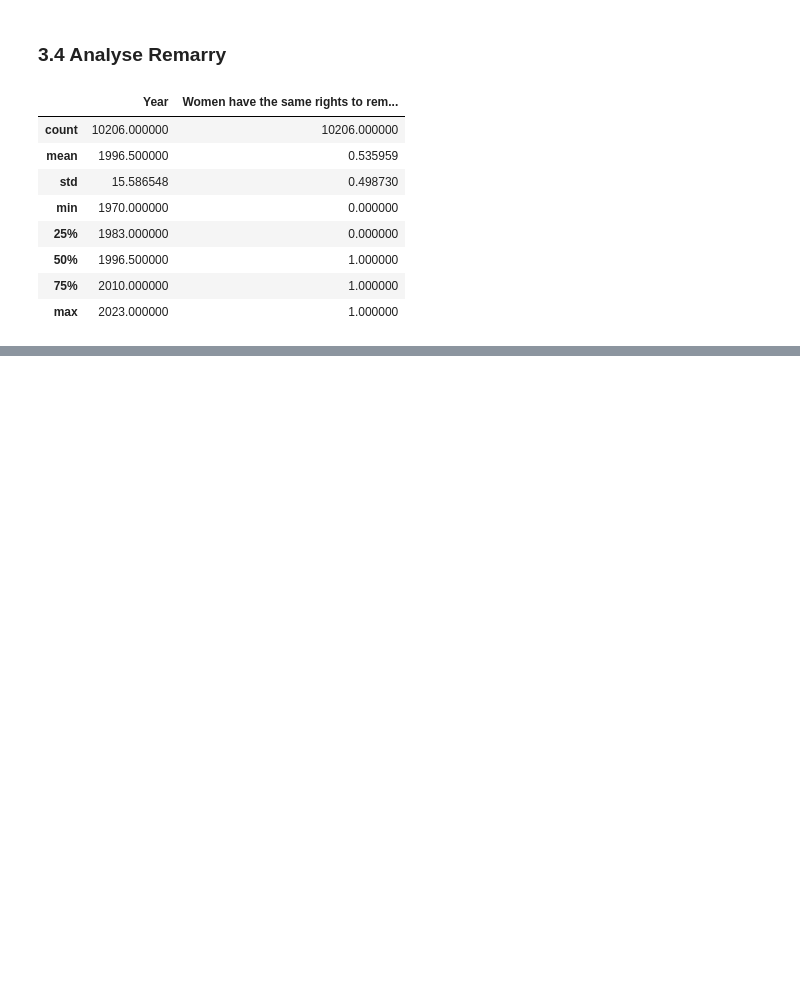
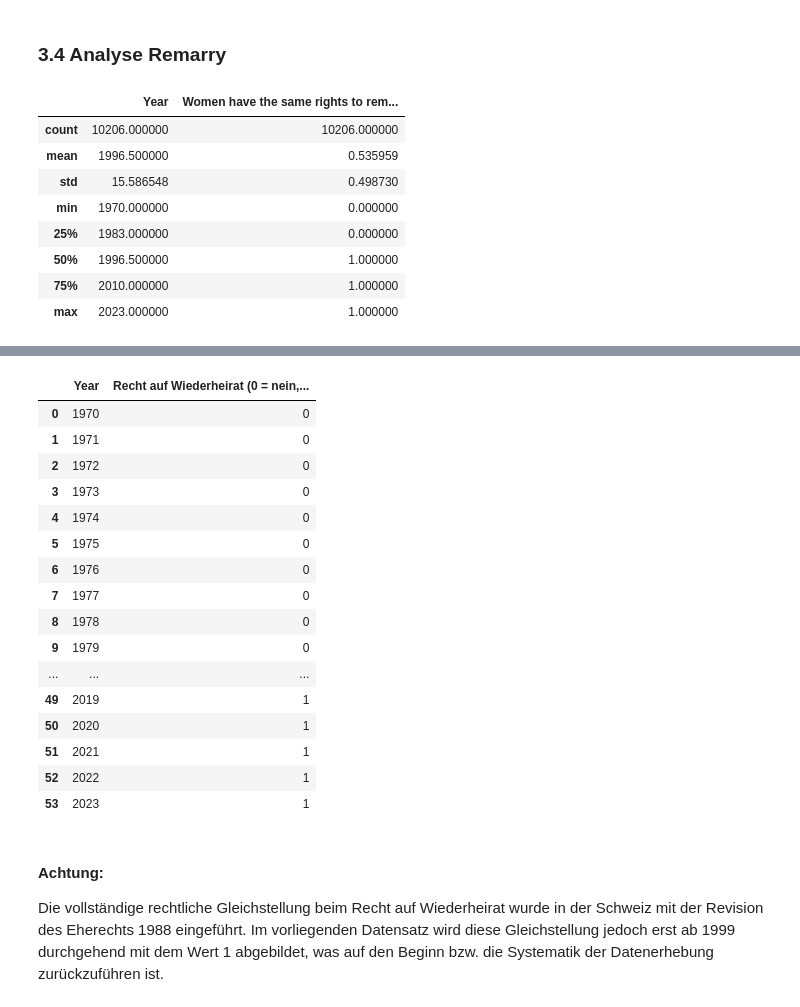
Before and after one commit to GiulianaCerullo/Informatik_BMLD, a Jupyter notebook: Leistungsnachweis2.ipynb, the cells around one changed output, grey strips where cells are left out. Cells and saved outputs as stored; diff of their text form; code cells hidden in the pictures; blank space fills up the shorter version.

```diff
--- a/Leistungsnachweis2.ipynb
+++ b/Leistungsnachweis2.ipynb
@@ -291,0 +566,46 @@ g.legend()
+# %%
+import pandas as pd
+from IPython.display import display
+
+# Schweiz filtern
+df_ch = df[df["Entity"] == "Switzerland"].sort_values("Year")
+
+# Tabelle erstellen
+tabelle_schweiz = tabelle_schweiz.reset_index(drop=True)
+
+
+# Spalte umbenennen (lesbarer)
+tabelle_schweiz = tabelle_schweiz.rename(columns={
+    "Women have the same rights to remarry as men": "Recht auf Wiederheirat (0 = nein, 1 = ja)"
+})
+
+display(tabelle_schweiz)
+
+Hinweis_Text = f"""
+#### **Achtung:**
+Die vollständige rechtliche Gleichstellung beim Recht auf Wiederheirat wurde in der Schweiz mit der Revision des Eherechts 1988 eingeführt.
+Im vorliegenden Datensatz wird diese Gleichstellung jedoch erst ab 1999 durchgehend mit dem Wert 1 abgebildet, was auf den Beginn bzw. die Systematik der Datenerhebung zurückzuführen ist."""
+
+display(Markdown(Hinweis_Text))
+# %% [output]
+|  | Year | Recht auf Wiederheirat (0 = nein,... |
+| 0 | 1970 | 0 |
+| 1 | 1971 | 0 |
+| 2 | 1972 | 0 |
+| 3 | 1973 | 0 |
+| 4 | 1974 | 0 |
+| 5 | 1975 | 0 |
+| 6 | 1976 | 0 |
+| 7 | 1977 | 0 |
+| 8 | 1978 | 0 |
+| 9 | 1979 | 0 |
+| ... | ... | ... |
+| 49 | 2019 | 1 |
+| 50 | 2020 | 1 |
+| 51 | 2021 | 1 |
+| 52 | 2022 | 1 |
+| 53 | 2023 | 1 |
+
+#### **Achtung:**
+Die vollständige rechtliche Gleichstellung beim Recht auf Wiederheirat wurde in der Schweiz mit der Revision des Eherechts 1988 eingeführt.
+Im vorliegenden Datensatz wird diese Gleichstellung jedoch erst ab 1999 durchgehend mit dem Wert 1 abgebildet, was auf den Beginn bzw. die Systematik der Datenerhebung zurückzuführen ist.
```
Also changed, not shown: parts of 13 cells of this notebook.
